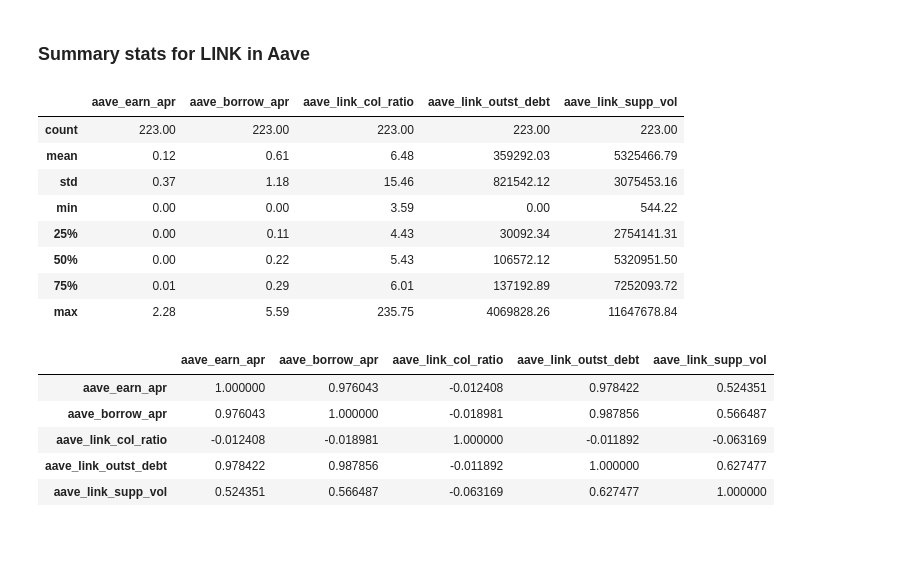
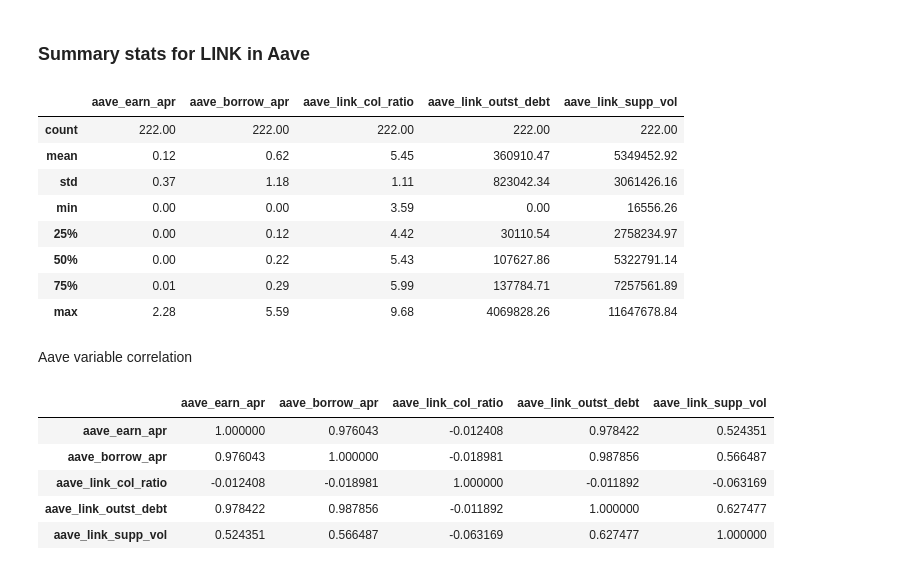
Before and after one commit to willr-seriousprojects/maker-dao, a Jupyter notebook: Maker-Risk/LINK/link.ipynb, the cells around one changed output. Drawn from its saved outputs; the diff is of its cells as text; code cells hidden in the pictures; blank space fills up the shorter version.

```diff
--- a/Maker-Risk/LINK/link.ipynb
+++ b/Maker-Risk/LINK/link.ipynb
@@ -5288,17 +5487,19 @@ Sources: Aleth.io
 # %% [markdown]
 ### Summary stats for LINK in Aave
 # %%
-df_aave_hist.describe()
+df_aave_hist['2020-01-10':].describe()
 # %% [output]
 |  | aave_earn_apr | aave_borrow_apr | aave_link_col_ratio | aave_link_outst_debt | aave_link_supp_vol |
-| count | 223.00 | 223.00 | 223.00 | 223.00 | 223.00 |
-| mean | 0.12 | 0.61 | 6.48 | 359292.03 | 5325466.79 |
-| std | 0.37 | 1.18 | 15.46 | 821542.12 | 3075453.16 |
-| min | 0.00 | 0.00 | 3.59 | 0.00 | 544.22 |
-| 25% | 0.00 | 0.11 | 4.43 | 30092.34 | 2754141.31 |
-| 50% | 0.00 | 0.22 | 5.43 | 106572.12 | 5320951.50 |
-| 75% | 0.01 | 0.29 | 6.01 | 137192.89 | 7252093.72 |
-| max | 2.28 | 5.59 | 235.75 | 4069828.26 | 11647678.84 |
+| count | 222.00 | 222.00 | 222.00 | 222.00 | 222.00 |
+| mean | 0.12 | 0.62 | 5.45 | 360910.47 | 5349452.92 |
+| std | 0.37 | 1.18 | 1.11 | 823042.34 | 3061426.16 |
+| min | 0.00 | 0.00 | 3.59 | 0.00 | 16556.26 |
+| 25% | 0.00 | 0.12 | 4.42 | 30110.54 | 2758234.97 |
+| 50% | 0.00 | 0.22 | 5.43 | 107627.86 | 5322791.14 |
+| 75% | 0.01 | 0.29 | 5.99 | 137784.71 | 7257561.89 |
+| max | 2.28 | 5.59 | 9.68 | 4069828.26 | 11647678.84 |
+# %% [markdown]
+Aave variable correlation
 # %%
 cm = sns.light_palette("green", as_cmap=True)
 df_aave_hist.corr().style.background_gradient(cmap=cm)
```
Also changed, not shown: parts of 46 cells of this notebook, 3 other files.
